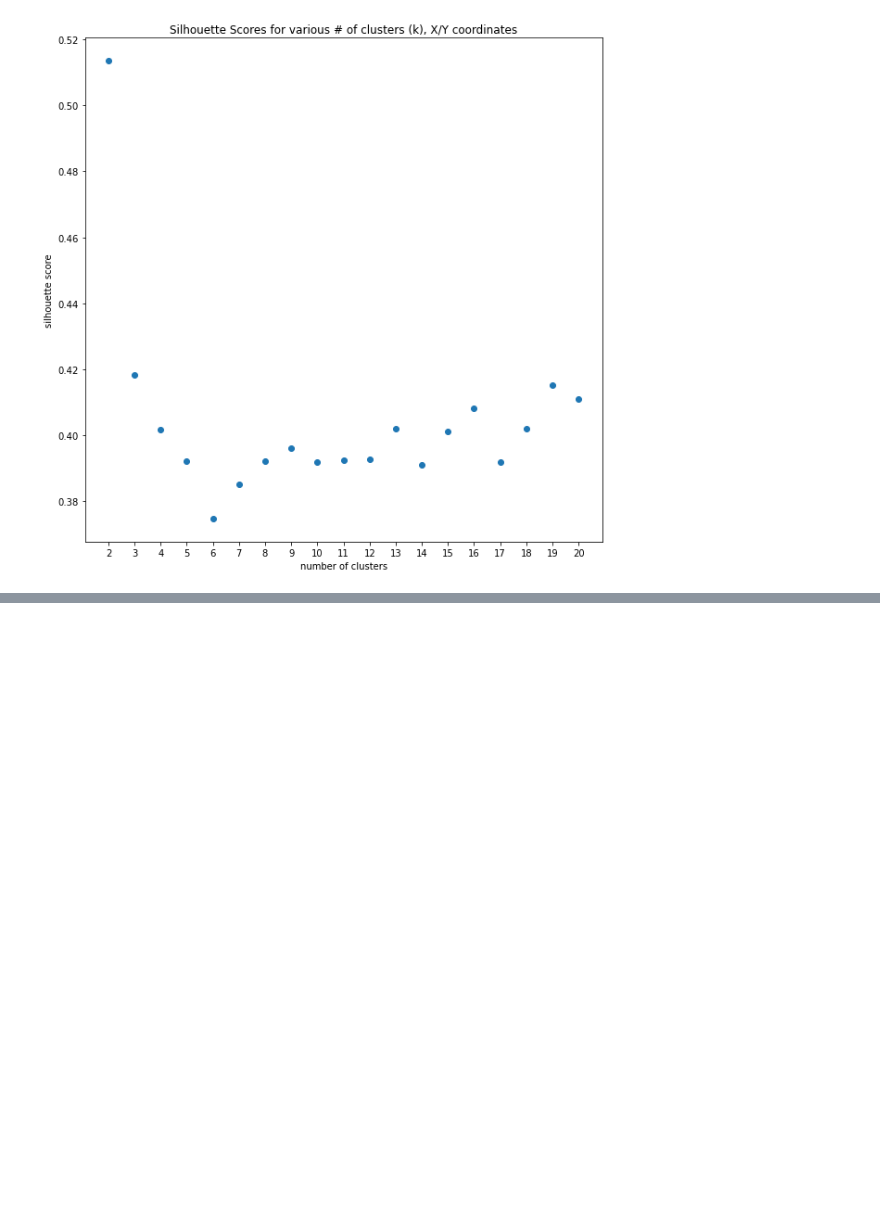
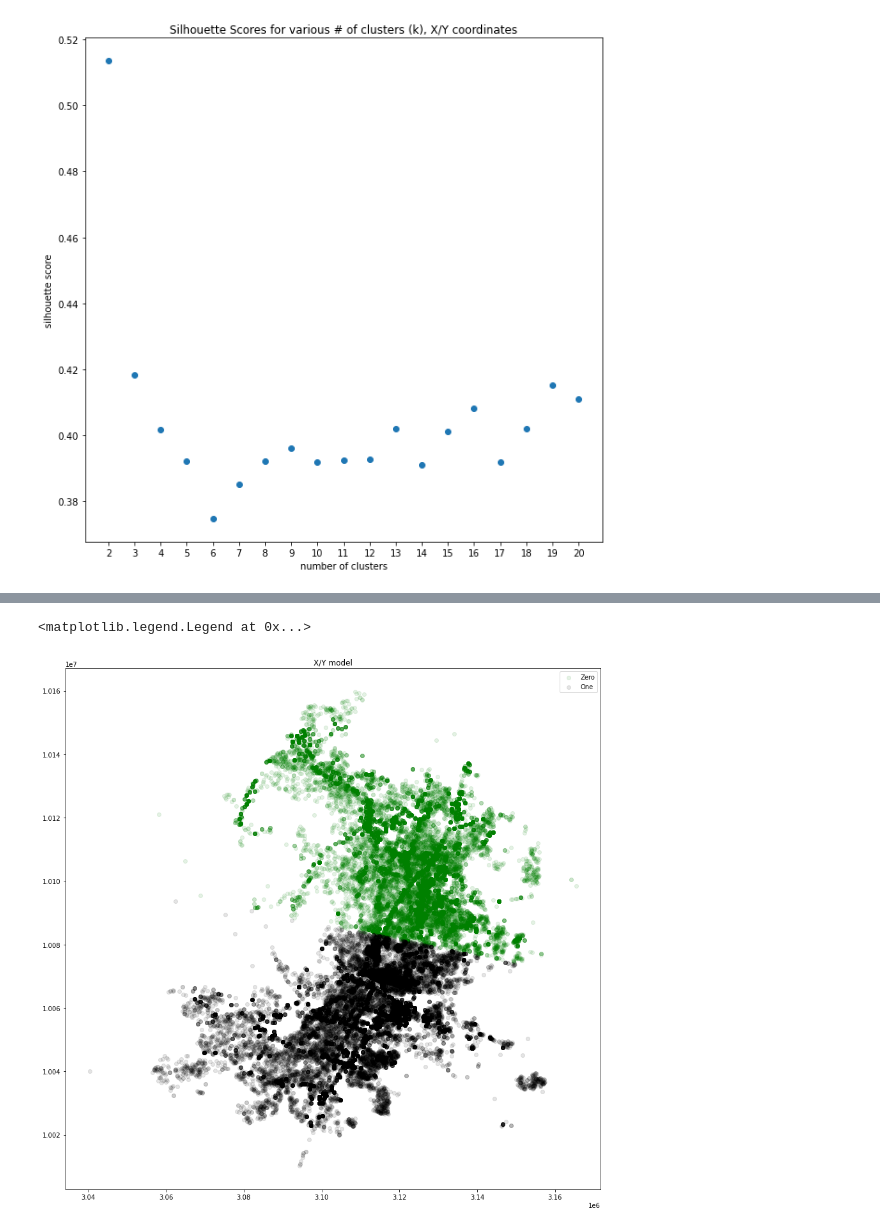
Before and after one commit to qnchenry-q/Crime_Instance_Analysis, a Jupyter notebook: someEDA_Clustering.ipynb, the cells around one changed output, grey strips where cells are left out. Drawn from its saved outputs; the diff is of its cells as text; code cells hidden in the pictures; blank space fills up the shorter version.

```diff
--- a/someEDA_Clustering.ipynb
+++ b/someEDA_Clustering.ipynb
@@ -680,0 +615,14 @@ Austin_Crime_Clustered.to_csv('Austin_Crime_Clustered.csv')
+# %%
+#Plot X/Y model
+
+zero_x_y = x_y_df[x_y_df['x_y_cluster']==0]
+one_x_y = x_y_df[x_y_df['x_y_cluster']==1]
+
+fig, ax = plt.subplots(figsize = (15,15))
+ax.scatter(zero_x_y['x_coordinate'], zero_x_y['y_coordinate'], c = 'green', label = 'Zero', alpha = .1)
+ax.scatter(one_x_y['x_coordinate'], one_x_y['y_coordinate'], c = 'black', label = 'One', alpha = .1)
+ax.set_title('X/Y model')
+ax.legend()
+# %% [output]
+<matplotlib.legend.Legend at 0x...>
+[figure, added]
```
Also changed, not shown: parts of 40 cells of this notebook, 1 other file.
